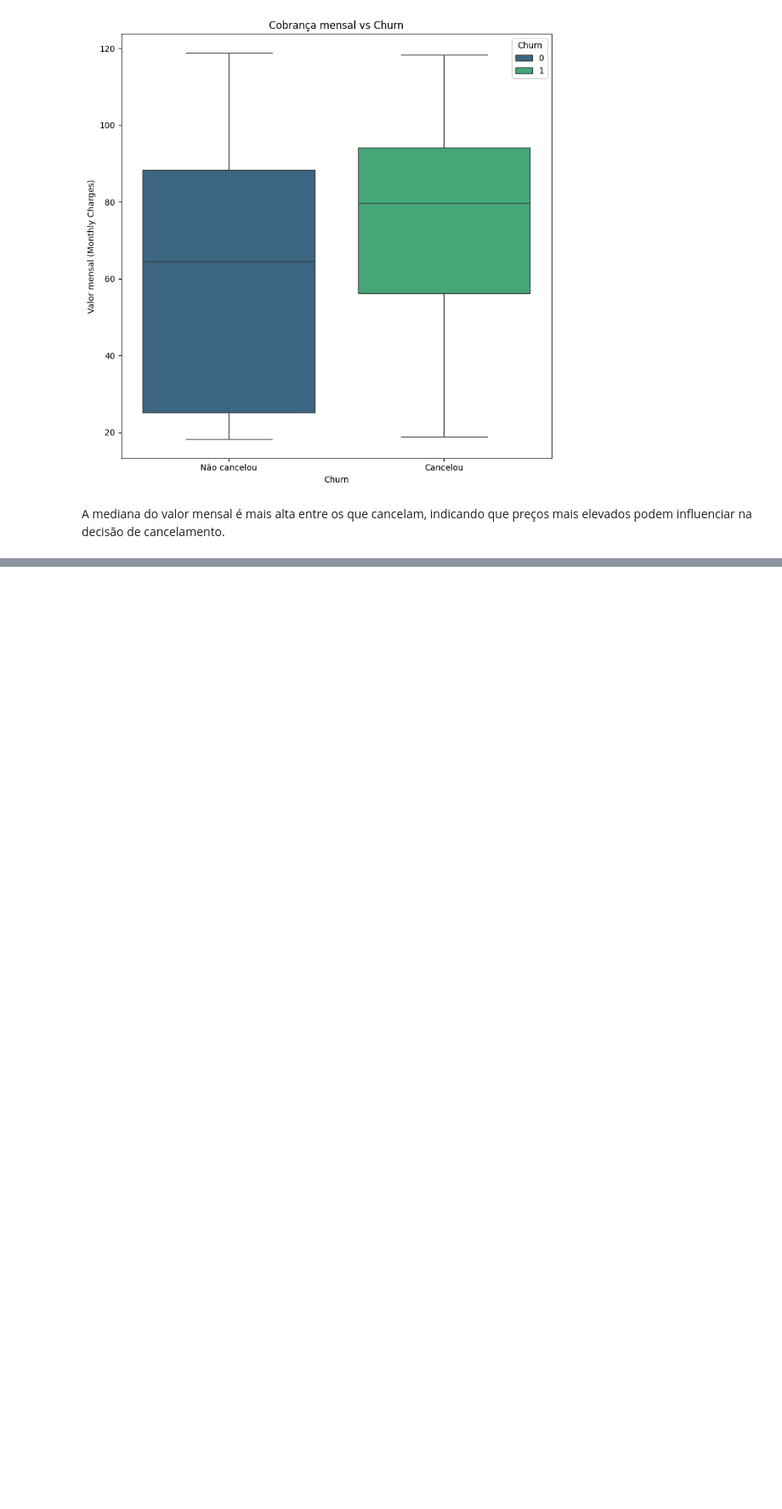
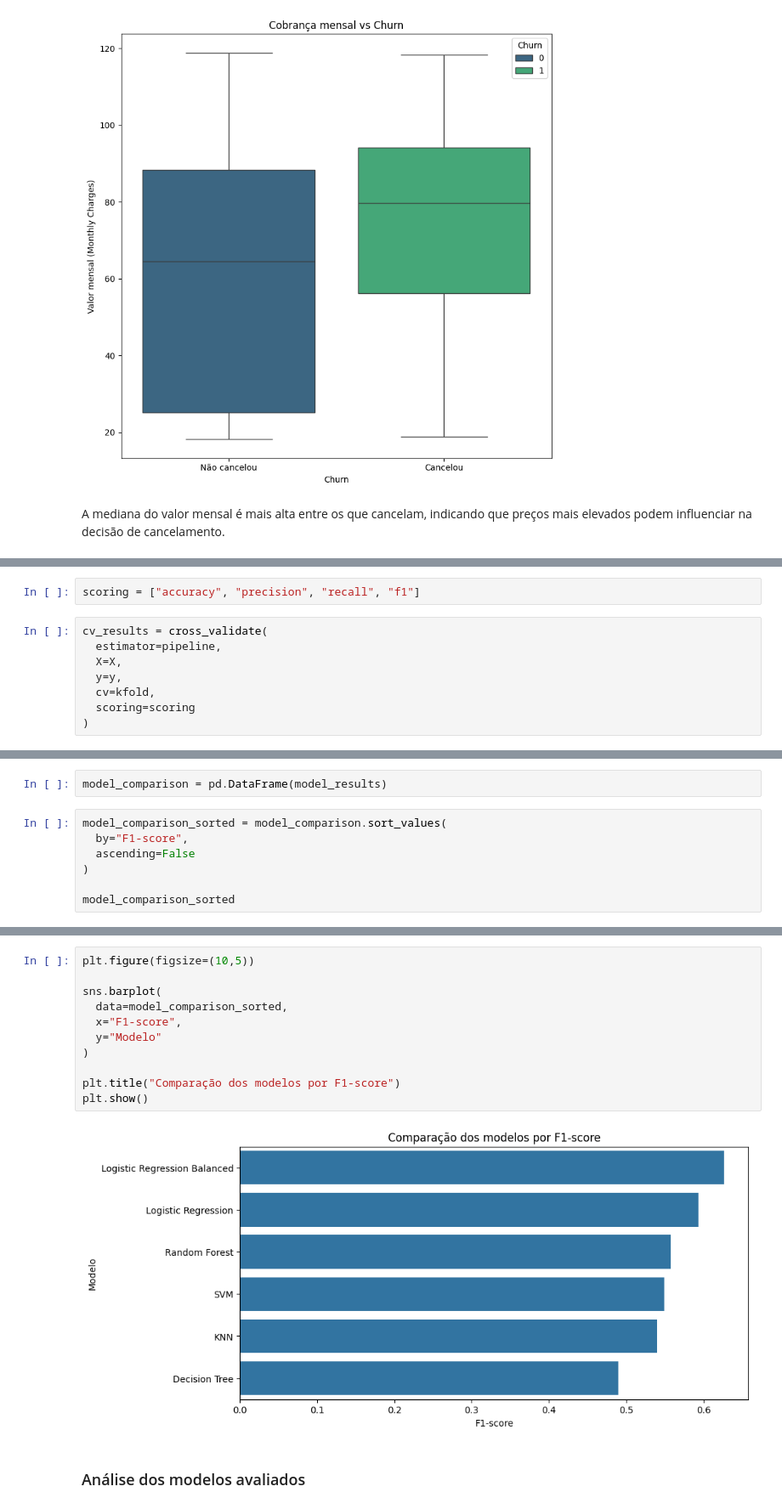
Before and after one commit to julianakcm1/churn-prediction, a Jupyter notebook: notebooks/churn_analysis.ipynb, the cells around one changed output, grey strips where cells are left out. Shown at 85% size. Cells and saved outputs as stored; diff of their text form; blank space fills up the shorter version.

Commit message:
feat: implement churn prediction model with preprocessing and evaluation workflow

```diff
--- a/notebooks/churn_analysis.ipynb
+++ b/notebooks/churn_analysis.ipynb
@@ -160,0 +494,10 @@ A mediana do valor mensal é mais alta entre os que cancelam, indicando que pre
+# %%
+scoring = ["accuracy", "precision", "recall", "f1"]
+# %%
+cv_results = cross_validate(
+  estimator=pipeline,
+  X=X,
+  y=y,
+  cv=kfold,
+  scoring=scoring
+)
@@ -160,0 +619,9 @@ A mediana do valor mensal é mais alta entre os que cancelam, indicando que pre
+# %%
+model_comparison = pd.DataFrame(model_results)
+# %%
+model_comparison_sorted = model_comparison.sort_values(
+  by="F1-score",
+  ascending=False
+)
+
+model_comparison_sorted
@@ -160,0 +636,15 @@ A mediana do valor mensal é mais alta entre os que cancelam, indicando que pre
+# %%
+plt.figure(figsize=(10,5))
+
+sns.barplot(
+  data=model_comparison_sorted,
+  x="F1-score",
+  y="Modelo"
+)
+
+plt.title("Comparação dos modelos por F1-score")
+plt.show()
+# %% [output]
+[figure, added]
+# %% [markdown]
+### Análise dos modelos avaliados
```
Also changed, not shown: parts of 106 cells of this notebook, 1 other file.
